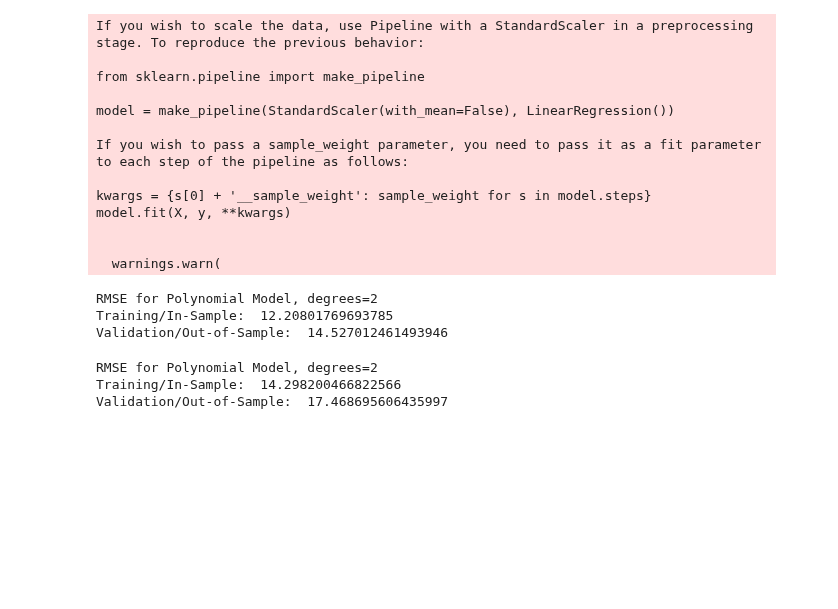
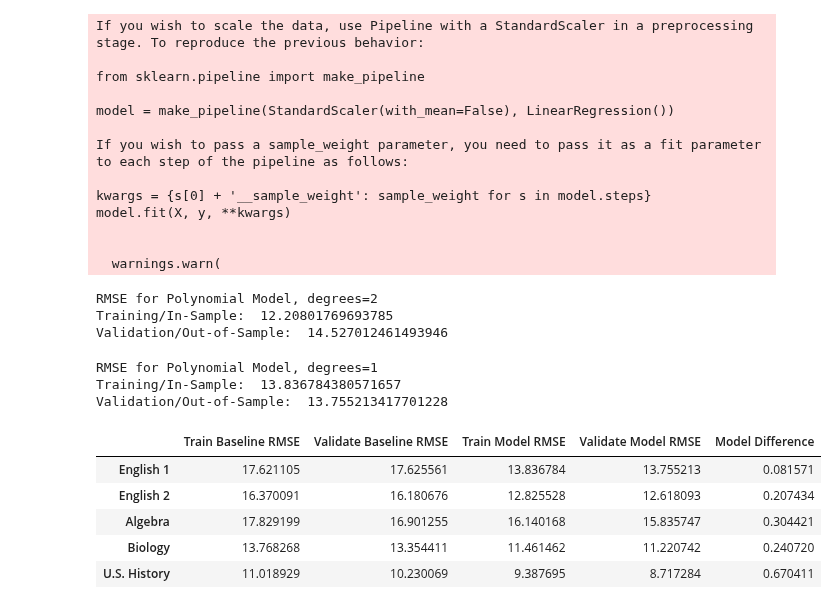
Before and after one commit to college-readiness-preds/capstone_readiness, a Jupyter notebook: Andy/modeling.ipynb, the cells around one changed output. Saved outputs shown, nothing was run; the diff lists cells and outputs as text; code cells hidden in the pictures; blank space fills up the shorter version.

```diff
--- a/Andy/modeling.ipynb
+++ b/Andy/modeling.ipynb
@@ -628,8 +628,57 @@ def english_1_model(df, target, degree=2):
     print(f"RMSE for Polynomial Model, degrees={degree}\nTraining/In-Sample: ", rmse_train,
           "\nValidation/Out-of-Sample: ", rmse_validate)
 # %%
-english_1_model(df, 'algebra', 2)
+english_1_model(df, 'english_1', 1)
 # %% [output]
-RMSE for Polynomial Model, degrees=2
-Training/In-Sample:  14.298200466822566
-Validation/Out-of-Sample:  17.468695606435997
+RMSE for Polynomial Model, degrees=1
+Training/In-Sample:  13.836784380571657
+Validation/Out-of-Sample:  13.755213417701228
+# %%
+def model_results(df):
+    train, val, test= ex.tts(df)
+    target=['english_1', 'english_2', 'algebra','biology', 'history']
+    subject=['English 1', 'English 2', 'Algebra', 'Biology', 'U.S. History']
+    rmse_base_t=[]
+    rmse_base_v=[]
+    rmse_train=[]
+    rmse_val=[]
+
+    X_train=train.drop(columns=['biology', 'english_1', 'english_2', 'algebra', 'history', 'school_id'])
+    X_val=val.drop(columns=['biology', 'english_1', 'english_2', 'algebra', 'history', 'school_id'])
+    X_test=test.drop(columns=['biology', 'english_1', 'english_2', 'algebra', 'history', 'school_id'])
+
+    lm=LinearRegression()
+    for t in target:
+        y_train=pd.DataFrame(train[t])
+        y_val=pd.DataFrame(val[t])
+        y_test=pd.DataFrame(test[t])
+
+        lm.fit(X_train, y_train[t])
+        pred_t= lm.predict(X_train)
+        pred_v= lm.predict(X_val)
+
+        train['Baseline Mean'] = train[t].mean()
+        rmse_base_t.append(mean_squared_error(train[t], train['Baseline Mean'], squared=False))
+        val['Baseline Mean'] = val[t].mean()
+        rmse_base_v.append(mean_squared_error(val[t], val['Baseline Mean'], squared=False))
+
+        rmse_train.append(mean_squared_error(y_train[t], pred_t, squared=False))
+        rmse_val.append(mean_squared_error(y_val[t], pred_v, squared=False))
+
+    results=pd.DataFrame(index=subject, data= {
+        'Train Baseline RMSE': rmse_base_t,
+        'Validate Baseline RMSE': rmse_base_v,
+        'Train Model RMSE': rmse_train,
+        'Validate Model RMSE': rmse_val,
+    })
+    results['Model Difference']=results['Train Model RMSE']- results['Validate Model RMSE']
+    return results
+# %%
+model_results(df)
+# %% [output]
+|  | Train Baseline RMSE | Validate Baseline RMSE | Train Model RMSE | Validate Model RMSE | Model Difference |
+| English 1 | 17.621105 | 17.625561 | 13.836784 | 13.755213 | 0.081571 |
+| English 2 | 16.370091 | 16.180676 | 12.825528 | 12.618093 | 0.207434 |
+| Algebra | 17.829199 | 16.901255 | 16.140168 | 15.835747 | 0.304421 |
+| Biology | 13.768268 | 13.354411 | 11.461462 | 11.220742 | 0.240720 |
+| U.S. History | 11.018929 | 10.230069 | 9.387695 | 8.717284 | 0.670411 |
```
Also changed, not shown: parts of 2 cells of this notebook, 3 other files.
